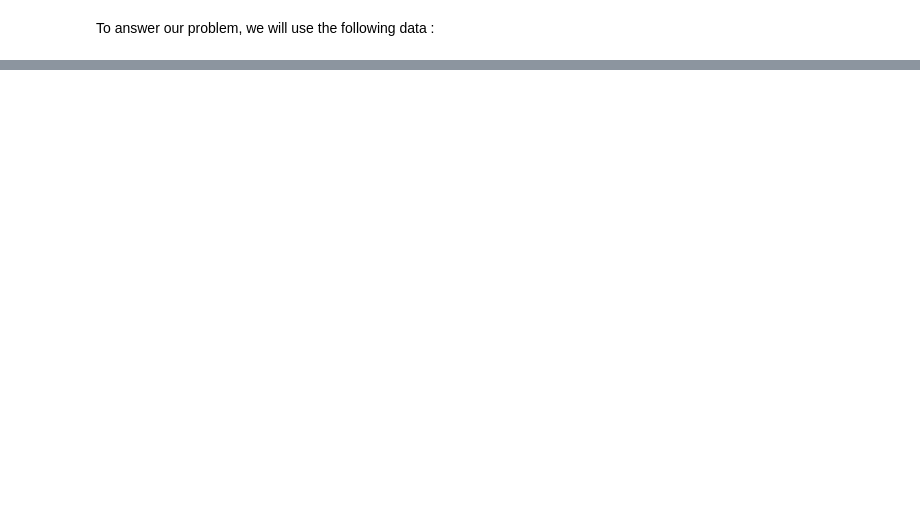
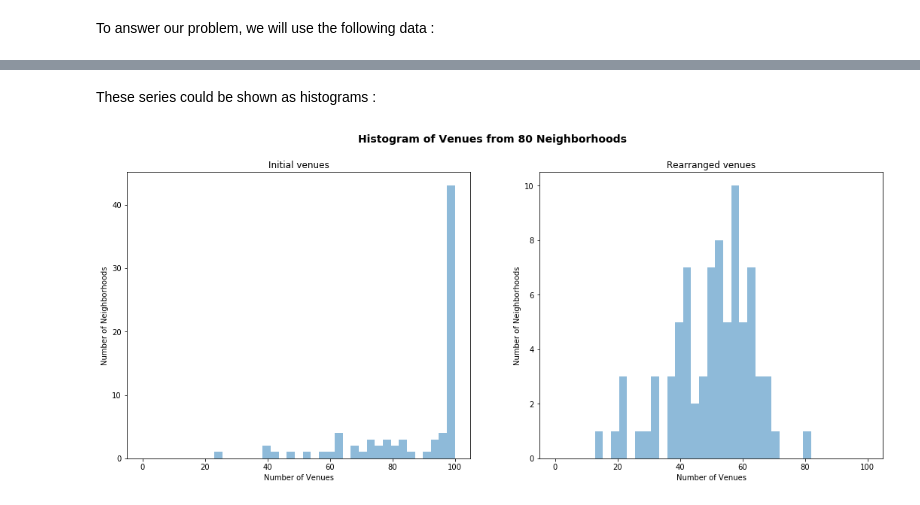
Before and after one commit to alexandremartan/Coursera_Capstone, a Jupyter notebook: Capstone_Project.ipynb, the cells around one changed output, grey strips where cells are left out. Cells and saved outputs as stored; diff of their text form; code cells hidden in the pictures; blank space fills up the shorter version.

```diff
--- a/Capstone_Project.ipynb
+++ b/Capstone_Project.ipynb
@@ -80,0 +338,4 @@ For each query, Foursquare API returns a JSON file where the categories looks li
+# %%
+# Used during the process to avoid calling the Foursquare API everytime
+paris_venues = pd.read_csv('paris_venues.csv')
+paris_venues.drop(['Unnamed: 0'], axis=1, inplace=True)
@@ -80,0 +424,2 @@ For each query, Foursquare API returns a JSON file where the categories looks li
+# %%
+list_to_drop.append('French Restaurant')
@@ -80,0 +428,21 @@ For each query, Foursquare API returns a JSON file where the categories looks li
+# %%
+paris_venues_rearranged = pd.DataFrame(paris_venues)
+
+paris_venues_rearranged['Venue Category'].replace('Bistro', 'Brasserie', inplace=True)
+paris_venues_rearranged['Venue Category'].replace(['Cantonese Restaurant', 'Dim Sum Restaurant', 'Jiangxi Restaurant', 'Noodle House', 'Shandong Restaurant',
+    'Shanxi Restaurant', 'Szechuan Restaurant'], 'Chinese Restaurant', inplace=True)
+paris_venues_rearranged['Venue Category'].replace(['Deli / Bodega', 'Empanada Restaurant'], 'Spanish Restaurant', inplace=True)
+paris_venues_rearranged['Venue Category'].replace('Fish & Chips Shop', 'English Restaurant', inplace=True)
+paris_venues_rearranged['Venue Category'].replace(['Okonomiyaki Restaurant', 'Ramen Restaurant', 'Soba Restaurant', 'Sushi Restaurant',
+                                                   'Udon Restaurant'], 'Japanese Restaurant', inplace=True)
+paris_venues_rearranged['Venue Category'].replace('Poke Place', 'Hawaiian Restaurant', inplace=True)
+paris_venues_rearranged['Venue Category'].replace('Souvlaki Shop', 'Greek Restaurant', inplace=True)
+paris_venues_rearranged['Venue Category'].replace('Trattoria/Osteria', 'Italian Restaurant', inplace=True)
+
+for item_to_drop in list_to_drop:
+    paris_venues_rearranged.drop(paris_venues[paris_venues['Venue Category']==item_to_drop].index, inplace=True)
+
+paris_venues_rearranged.reset_index(drop=True)
+
+print('Total number of restaurant after rearrangement :',paris_venues_rearranged.shape[0])
+paris_venues_rearranged.head()
@@ -80,0 +504,22 @@ For each query, Foursquare API returns a JSON file where the categories looks li
+# %% [markdown]
+These series could be shown as histograms :
+# %%
+bins = np.linspace(0, 100, 40)
+fig, (ax1, ax2) = plt.subplots(1, 2)
+fig.set_size_inches(18, 7)
+ax1.hist(paris_venues.groupby(['Neighborhood']).count().Venue, bins, alpha=0.5, label='Initiale')
+ax1.set_title("Initial venues")
+ax1.set_xlabel('Number of Venues')
+ax1.set_ylabel('Number of Neighborhoods')
+
+ax2.hist(paris_venues_rearranged.groupby(['Neighborhood']).count().Venue, bins, alpha=0.5, label='Rearranged')
+ax2.set_title("Rearranged venues")
+ax2.set_xlabel('Number of Venues')
+ax2.set_ylabel('Number of Neighborhoods')
+
+plt.suptitle(('Histogram of Venues from 80 Neighborhoods'), fontsize=14, fontweight='bold')
+
+
+plt.show()
+# %% [output]
+[figure, added]
```
Also changed, not shown: parts of 117 cells of this notebook, 2 other files.
